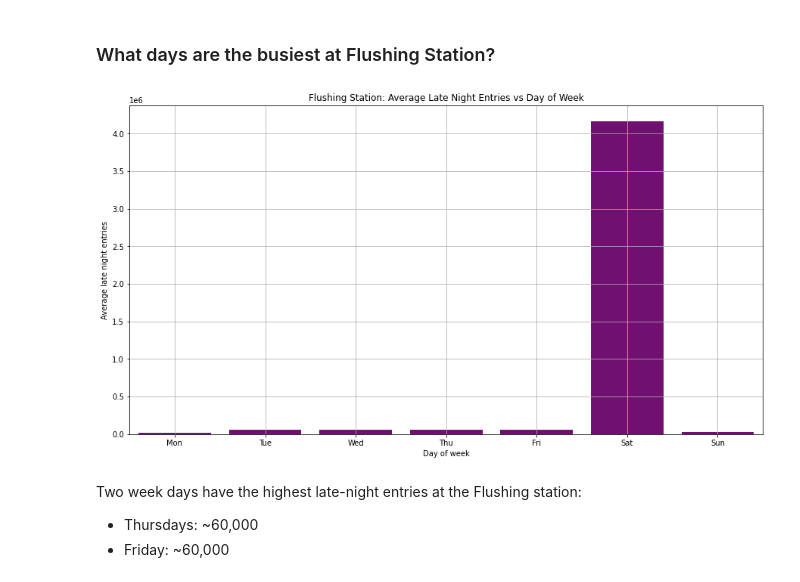
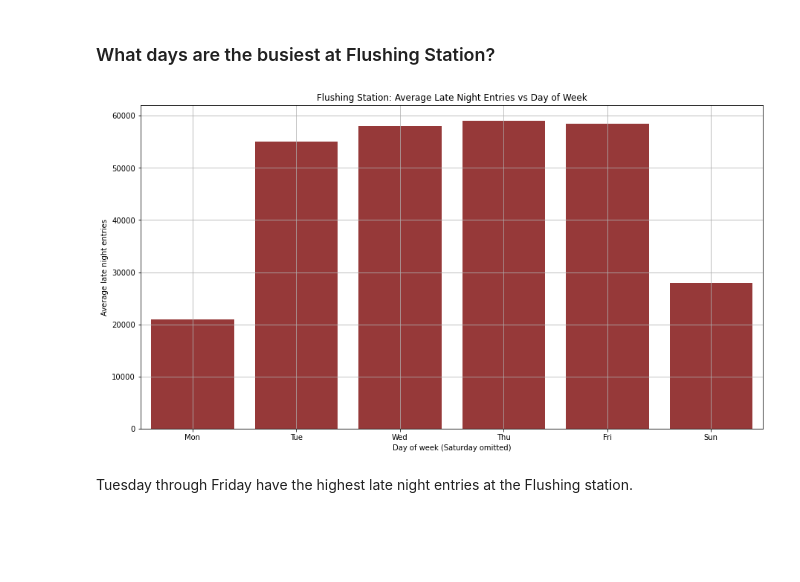
Before and after one commit to slp22/eda-project, a Jupyter notebook: EDA-project-code-sandra-paredes.ipynb, the cells around one changed output. Saved outputs shown, nothing was run; the diff lists cells and outputs as text; code cells hidden in the pictures; blank space fills up the shorter version.

```diff
--- a/EDA-project-code-sandra-paredes.ipynb
+++ b/EDA-project-code-sandra-paredes.ipynb
@@ -478,3 +450,9 @@ flushing_df.head(10)
 | 14312 | FLUSHING-MAIN | 2019-04-06 04:00:00 | 7 | 4,016,794 | 5 | 4,168,255 |
 | 14313 | FLUSHING-MAIN | 2019-04-07 04:00:00 | 7 | 40,710 | 6 | 27,901 |
 | 14314 | FLUSHING-MAIN | 2019-04-08 04:00:00 | 7 | 31,202 | 0 | 20,948 |
+# %%
+# Mask selects every day but Saturday=5.
+# Saturdays may record people going out late to bars or nightclubs
+saturday_mask = (flushing_df['DAY_OF_WEEK'] != 5)
+flushing_df = flushing_df[saturday_mask]
+flushing_df.head(5)
@@ -483,17 +468,15 @@ flushing_df.head(10)
 # %%
 # Plot Flushing average week: Average late night entries vs day of week
 
 plt.figure(figsize = (15,8))
-ax = sns.barplot(x = 'DAY_OF_WEEK', y = 'WEEK_DAY_MEAN',data = flushing_df, color='purple')
+ax = sns.barplot(x = 'DAY_OF_WEEK', y = 'WEEK_DAY_MEAN',data = flushing_df, color='brown')
 ax.set(title='Flushing Station: Average Late Night Entries vs Day of Week')
-ax.set(xlabel=('Day of week'))
-ax.set_xticklabels(['Mon','Tue','Wed','Thu','Fri','Sat','Sun'],rotation = 0)
+ax.set(xlabel=('Day of week (Saturday omitted)'))
+ax.set_xticklabels(['Mon','Tue','Wed','Thu','Fri','Sun'],rotation = 0)
 ax.set(ylabel=('Average late night entries'))
 
 plt.grid();
 # %% [output]
-[figure, old version]
+[figure, new version]
 # %% [markdown]
-Two week days have the highest late-night entries at the Flushing station:
-* Thursdays: ~60,000
-* Friday: ~60,000
+Tuesday through Friday have the highest late night entries at the Flushing station.
```
Also changed, not shown: parts of 15 cells of this notebook, 1 other file.
